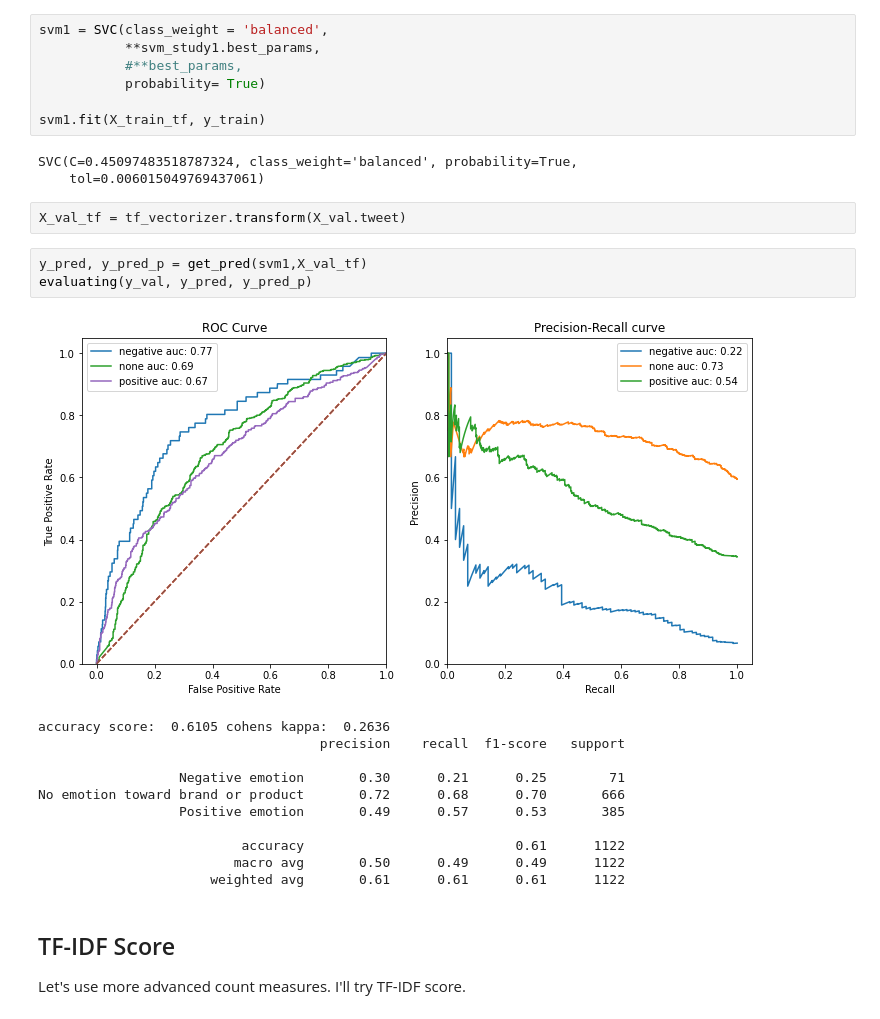
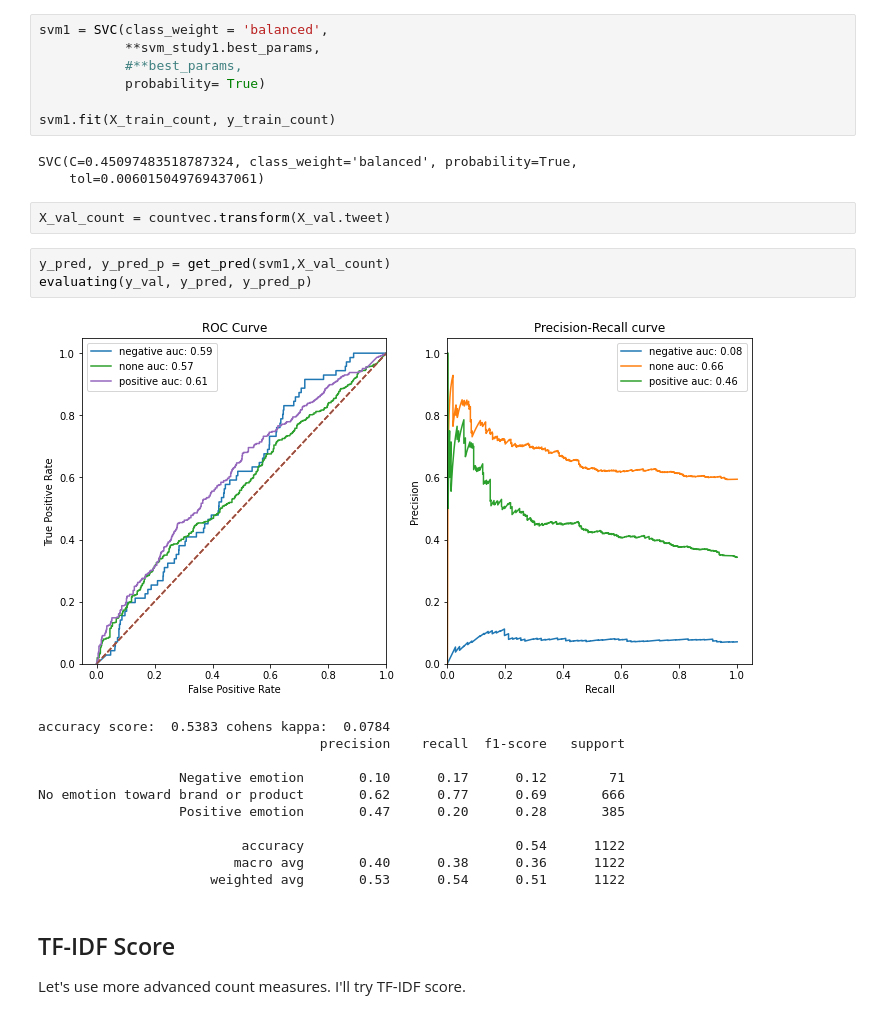
Before and after one commit to stereopickle/tweet_sentiment_analysis, a Jupyter notebook: 020.Model_BoW.ipynb, the cells around one changed output. Cells and saved outputs as stored; diff of their text form.

```diff
--- a/020.Model_BoW.ipynb
+++ b/020.Model_BoW.ipynb
@@ -132,27 +133,27 @@ svm1 = SVC(class_weight = 'balanced',
            #**best_params,
            probability= True)
 
-svm1.fit(X_train_tf, y_train)
+svm1.fit(X_train_count, y_train_count)
 # %% [output]
 SVC(C=0.45097483518787324, class_weight='balanced', probability=True,
     tol=0.006015049769437061)
 # %%
-X_val_tf = tf_vectorizer.transform(X_val.tweet)
+X_val_count = countvec.transform(X_val.tweet)
 # %%
-y_pred, y_pred_p = get_pred(svm1,X_val_tf)
+y_pred, y_pred_p = get_pred(svm1,X_val_count)
 evaluating(y_val, y_pred, y_pred_p)
 # %% [output]
-[figure, old version]
+[figure, new version]
-accuracy score:  0.6105 cohens kappa:  0.2636
+accuracy score:  0.5383 cohens kappa:  0.0784
                                     precision    recall  f1-score   support
 
-                  Negative emotion       0.30      0.21      0.25        71
-No emotion toward brand or product       0.72      0.68      0.70       666
-                  Positive emotion       0.49      0.57      0.53       385
+                  Negative emotion       0.10      0.17      0.12        71
+No emotion toward brand or product       0.62      0.77      0.69       666
+                  Positive emotion       0.47      0.20      0.28       385
 
-                          accuracy                           0.61      1122
-                         macro avg       0.50      0.49      0.49      1122
-                      weighted avg       0.61      0.61      0.61      1122
+                          accuracy                           0.54      1122
+                         macro avg       0.40      0.38      0.36      1122
+                      weighted avg       0.53      0.54      0.51      1122
 # %% [markdown]
 ## TF-IDF Score
 Let's use more advanced count measures. I'll try TF-IDF score.
```
Also changed, not shown: parts of 5 cells of this notebook.
